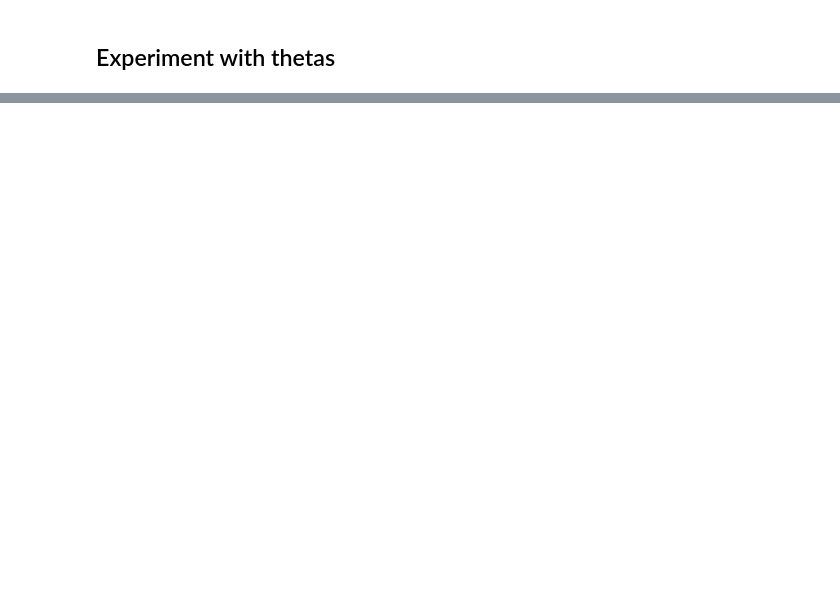
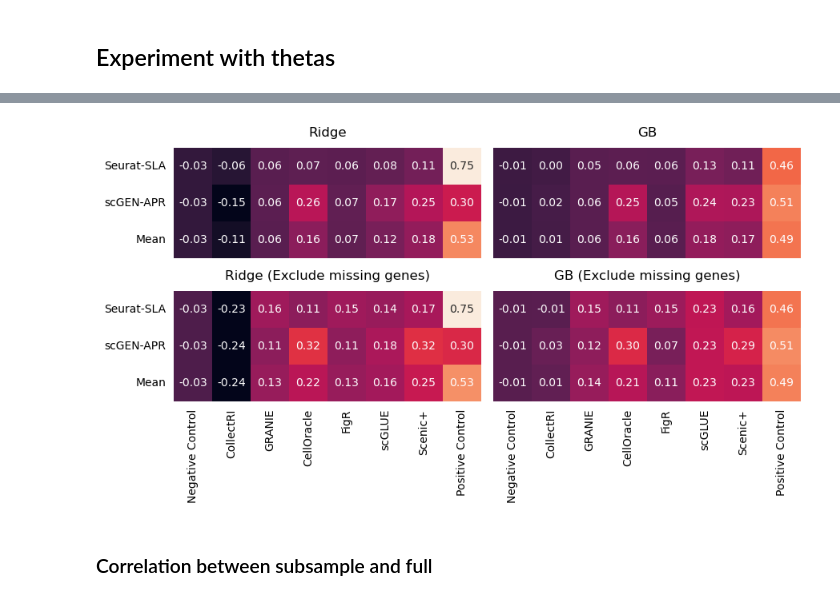
Before and after one commit to janursa/grn_benchmark, a Jupyter notebook: notebooks/first-validation.ipynb, the cells around one changed output, grey strips where cells are left out. Saved outputs shown, nothing was run; the diff lists cells and outputs as text; code cells hidden in the pictures; blank space fills up the shorter version.

```diff
--- a/notebooks/first-validation.ipynb
+++ b/notebooks/first-validation.ipynb
@@ -449,9 +229,0 @@ score_r2:  0.13696311589148133 loss_mse:  0.8036273251031613
-# %%
-reg_type = 'GB'
-exclude_missing_genes = True
-manipulate=None
-
-theta = 1.0
-tf_n = None
-
-mat = plot_table(reg_type, exclude_missing_genes, manipulate, theta, tf_n)
@@ -561,0 +512,60 @@ KeyboardInterrupt
+# %%
+
+def extract_table(reg_type, exclude_missing_genes, manipulate, theta, tf_n, subsample):
+    mat = []
+    datasets = ['seurat_lognorm', 'scgen_pearson']
+    grn_models = ['negative_control', 'collectRI', 'granie', 'celloracle', 'figr', 'scglue', 'scenicplus', 'positive_control']
+    for i_plot, norm_method in enumerate(datasets):
+        row = []
+        for grn_model in grn_models:
+            file = f'{format_folder(work_dir, exclude_missing_genes, reg_type, theta, tf_n, norm_method, subsample)}/{grn_model}_{manipulate}.json'
+            if not os.path.exists(file):
+                print(f'Missing file: {file}')
+                mean_score = np.nan
+            else:
+                with open(file, 'r') as f:
+                    data = json.load(f)
+                mean_score = data['mean_score_r2']
+            row.append(mean_score)
+        mat.append(row)
+    mat = np.asarray(mat)
+    mat_df = pd.DataFrame(mat, index=[surragate_names[label] for label in datasets], columns=[surragate_names[label] for label in grn_models])
+
+    mat_df.loc['Mean'] = mat_df.mean(axis=0)
+    return mat_df
+
+manipulate=None
+subsample=None
+theta = 1.0
+tf_n = None
+
+fig, axes = plt.subplots(2, 2, figsize=(9, 5), sharey=True, sharex=True)
+for j, exclude_missing_genes in enumerate([False, True]):
+    mat_ridge = extract_table('ridge', exclude_missing_genes, manipulate, theta, tf_n, subsample)
+    mat_gb = extract_table('GB', exclude_missing_genes, manipulate, theta, tf_n, subsample)
+
+
+    # Combine both correlation matrices to find global min and max
+    combined_mat = np.concatenate((mat_ridge.values.flatten(), mat_gb.values.flatten()))
+    vmin = np.nanmin(combined_mat)
+    vmax = np.nanmax(combined_mat)
+
+    for i, (name, mat_df) in enumerate(zip(['Ridge', 'GB'], [mat_ridge, mat_gb])):
+        ax = axes[j][i]
+        seaborn.heatmap(mat_df, ax=ax, square=False, cbar=False, annot=True, fmt='.2f', vmin=vmin, vmax=vmax)
+        # Remove only the ticks, keep labels
+        ax.tick_params(left=False, bottom=False)
+        ax.xaxis.set_tick_params(width=0)
+        ax.yaxis.set_tick_params(width=0)
+        if exclude_missing_genes:
+            ax.set_title(f'{name} (Exclude missing genes)', pad=10)
+        else:
+            ax.set_title(f'{name}', pad=10)
+
+    plt.tight_layout()
+
+plt.savefig(f'{work_dir}/benchmark/figs/first-validation-heatmap.png', dpi=300, transparent=True,  bbox_inches='tight')
+# %% [output]
+[figure, added]
+# %% [markdown]
+### Correlation between subsample and full
```
Also changed, not shown: parts of 47 cells of this notebook, 3 other files.
